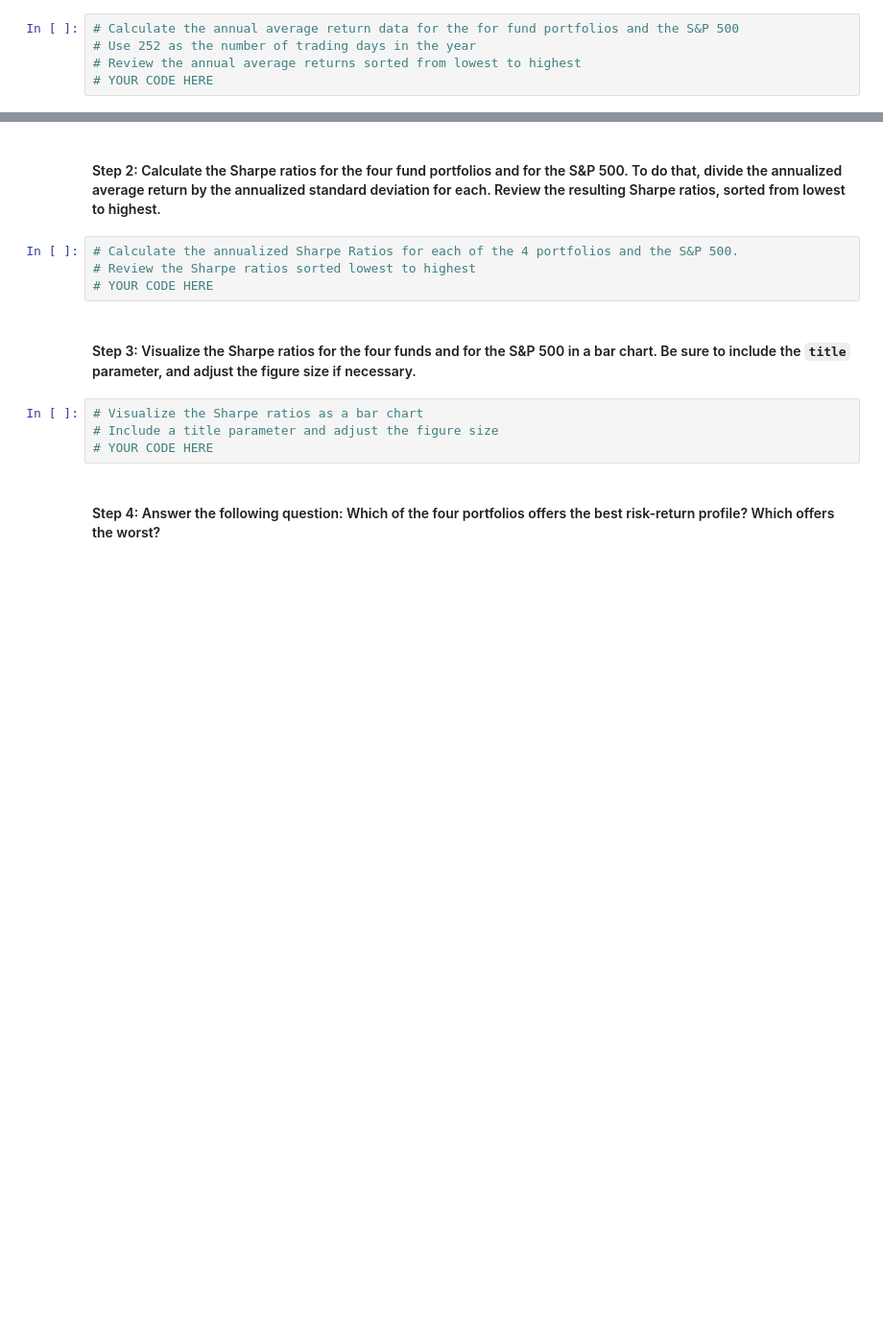
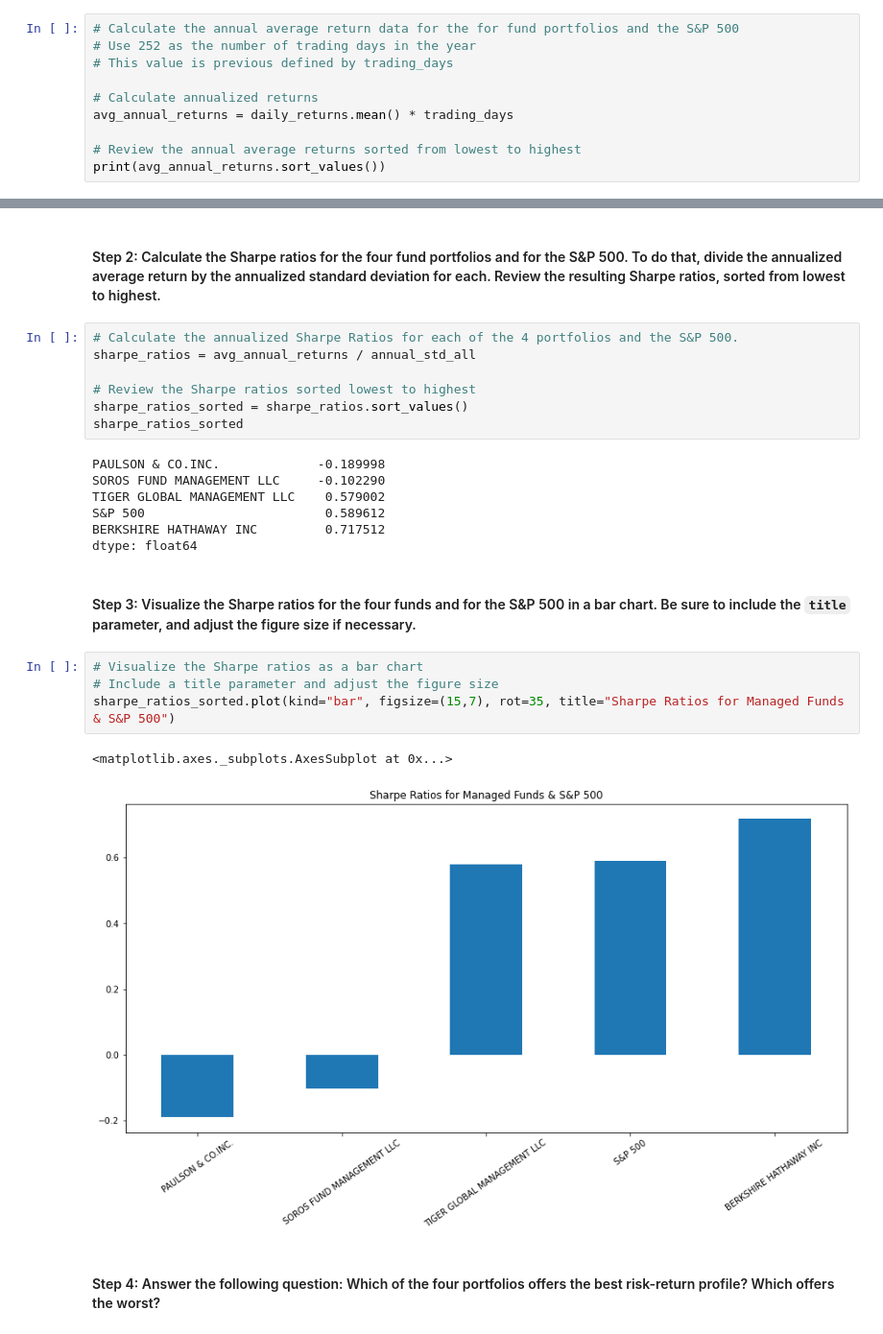
Before and after one commit to ZrowGz/uw-challenge-4, a Jupyter notebook: risk_return_analysis.ipynb, the cells around one changed output, grey strips where cells are left out. Shown at 96% size. Saved outputs shown, nothing was run; the diff lists cells and outputs as text; blank space fills up the shorter version.

```diff
--- a/risk_return_analysis.ipynb
+++ b/risk_return_analysis.ipynb
@@ -323,5 +323,10 @@ To determine the overall risk of an asset or portfolio, quantitative analysts an
 # %%
 # Calculate the annual average return data for the for fund portfolios and the S&P 500
 # Use 252 as the number of trading days in the year
+# This value is previous defined by trading_days
+
+# Calculate annualized returns
+avg_annual_returns = daily_returns.mean() * trading_days
+
 # Review the annual average returns sorted from lowest to highest
-# YOUR CODE HERE
+print(avg_annual_returns.sort_values())
@@ -329,14 +341,27 @@ To determine the overall risk of an asset or portfolio, quantitative analysts an
 #### Step 2: Calculate the Sharpe ratios for the four fund portfolios and for the S&P 500. To do that, divide the annualized average return by the annualized standard deviation for each. Review the resulting Sharpe ratios, sorted from lowest to highest.
 # %%
 # Calculate the annualized Sharpe Ratios for each of the 4 portfolios and the S&P 500.
+sharpe_ratios = avg_annual_returns / annual_std_all
+
 # Review the Sharpe ratios sorted lowest to highest
-# YOUR CODE HERE
+sharpe_ratios_sorted = sharpe_ratios.sort_values()
+sharpe_ratios_sorted
+# %% [output]
+PAULSON & CO.INC.             -0.189998
+SOROS FUND MANAGEMENT LLC     -0.102290
+TIGER GLOBAL MANAGEMENT LLC    0.579002
+S&P 500                        0.589612
+BERKSHIRE HATHAWAY INC         0.717512
+dtype: float64
 # %% [markdown]
 #### Step 3: Visualize the Sharpe ratios for the four funds and for the S&P 500 in a bar chart. Be sure to include the `title` parameter, and adjust the figure size if necessary.
 # %%
 # Visualize the Sharpe ratios as a bar chart
 # Include a title parameter and adjust the figure size
-# YOUR CODE HERE
+sharpe_ratios_sorted.plot(kind="bar", figsize=(15,7), rot=35, title="Sharpe Ratios for Managed Funds & S&P 500")
+# %% [output]
+<matplotlib.axes._subplots.AxesSubplot at 0x...>
+[figure, added]
 # %% [markdown]
 #### Step 4: Answer the following question: Which of the four portfolios offers the best risk-return profile? Which offers the worst?
 # %% [markdown]
```
Also changed, not shown: parts of 8 cells of this notebook.
